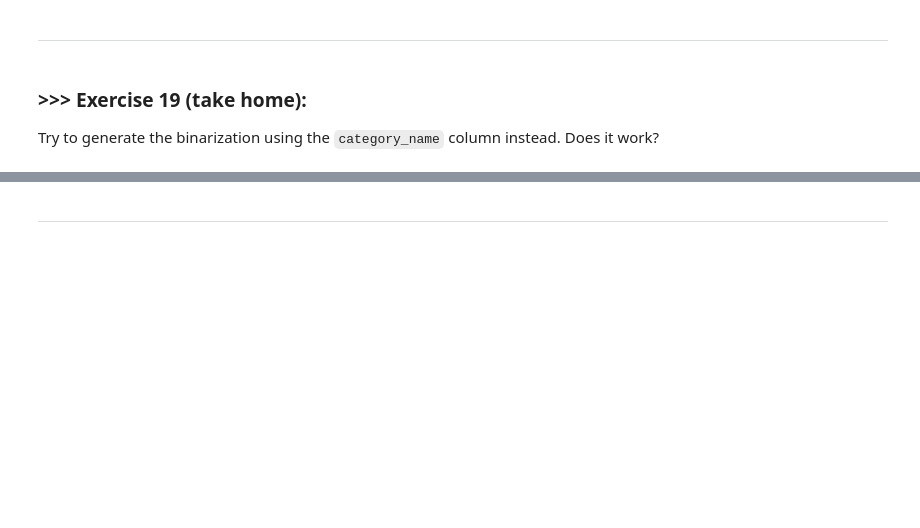
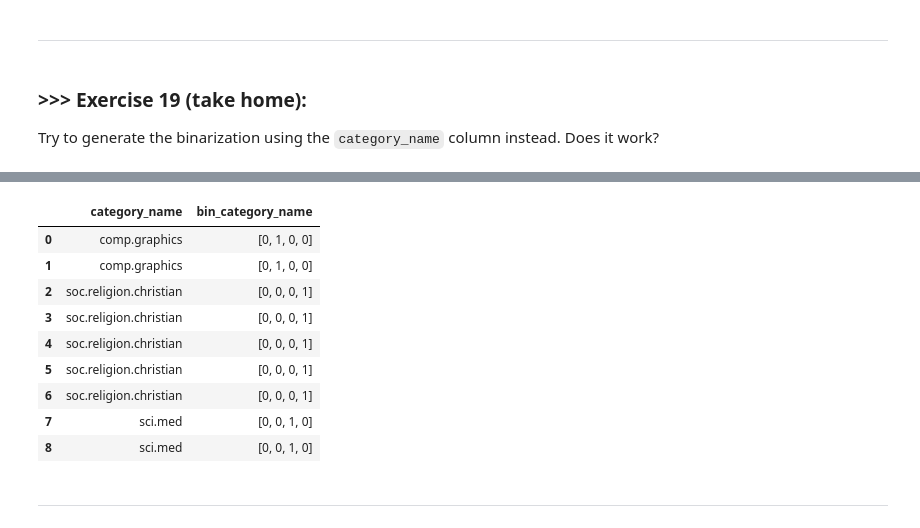
Before and after one commit to didiersalazar/DM2024-Lab1-Master, a Jupyter notebook: DM2024-Lab1-Homework.ipynb, the cells around one changed output, grey strips where cells are left out. Drawn from its saved outputs; the diff is of its cells as text; code cells hidden in the pictures; blank space fills up the shorter version.

```diff
--- a/DM2024-Lab1-Homework.ipynb
+++ b/DM2024-Lab1-Homework.ipynb
@@ -2173,3 +2353,21 @@ Try to generate the binarization using the `category_name` column instead. Does
+# %%
+from sklearn.preprocessing import LabelBinarizer
+
+lb = LabelBinarizer()
+X["bin_category_name"] = lb.fit_transform(X["category_name"]).tolist()
+# %%
+X[["category_name", "bin_category_name"]][0:9]
+# %% [output]
+|  | category_name | bin_category_name |
+| 0 | comp.graphics | [0, 1, 0, 0] |
+| 1 | comp.graphics | [0, 1, 0, 0] |
+| 2 | soc.religion.christian | [0, 0, 0, 1] |
+| 3 | soc.religion.christian | [0, 0, 0, 1] |
+| 4 | soc.religion.christian | [0, 0, 0, 1] |
+| 5 | soc.religion.christian | [0, 0, 0, 1] |
+| 6 | soc.religion.christian | [0, 0, 0, 1] |
+| 7 | sci.med | [0, 0, 1, 0] |
+| 8 | sci.med | [0, 0, 1, 0] |
 # %% [markdown]
 ---
 # %% [markdown]
```
Also changed, not shown: parts of 44 cells of this notebook, 7 other files.
